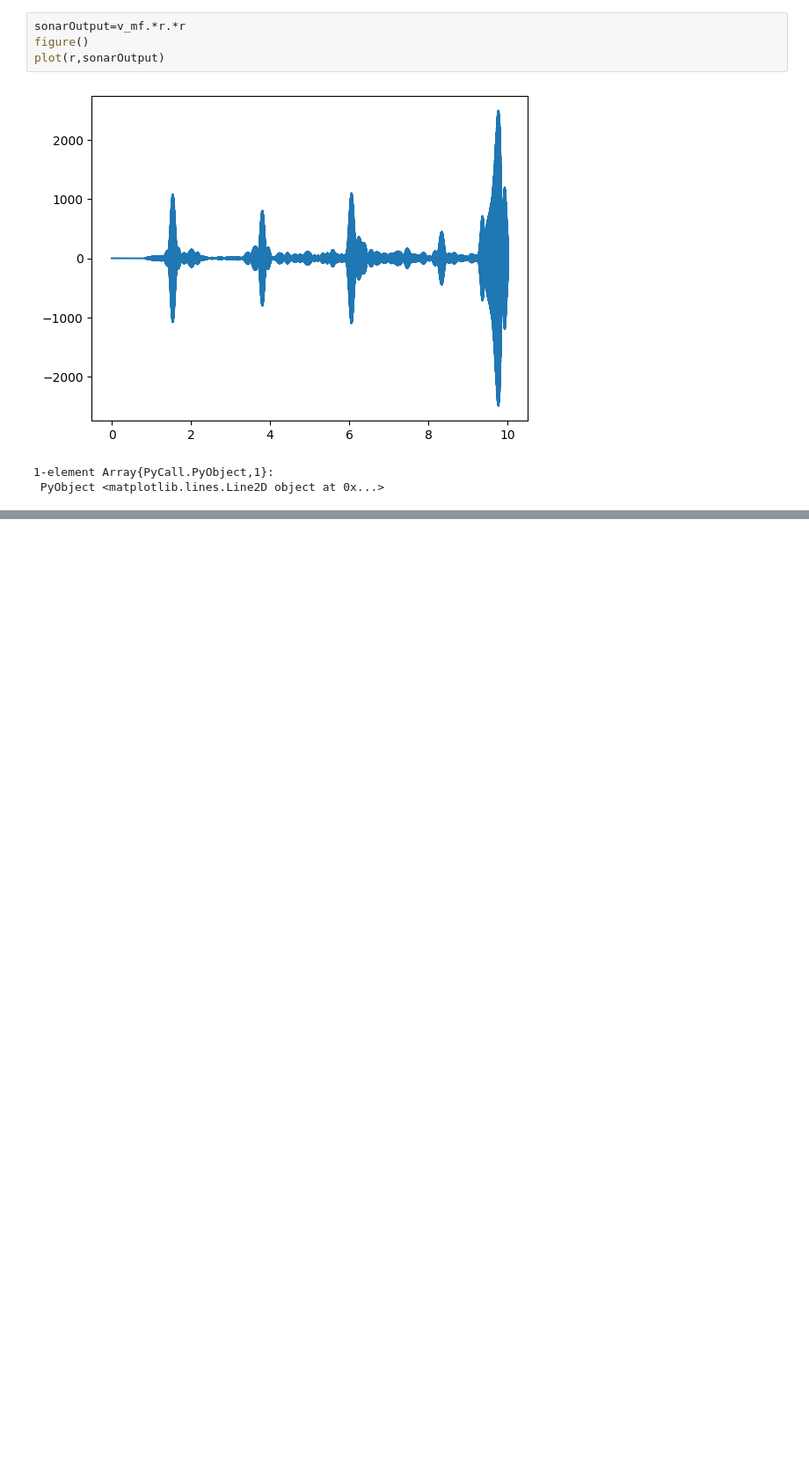
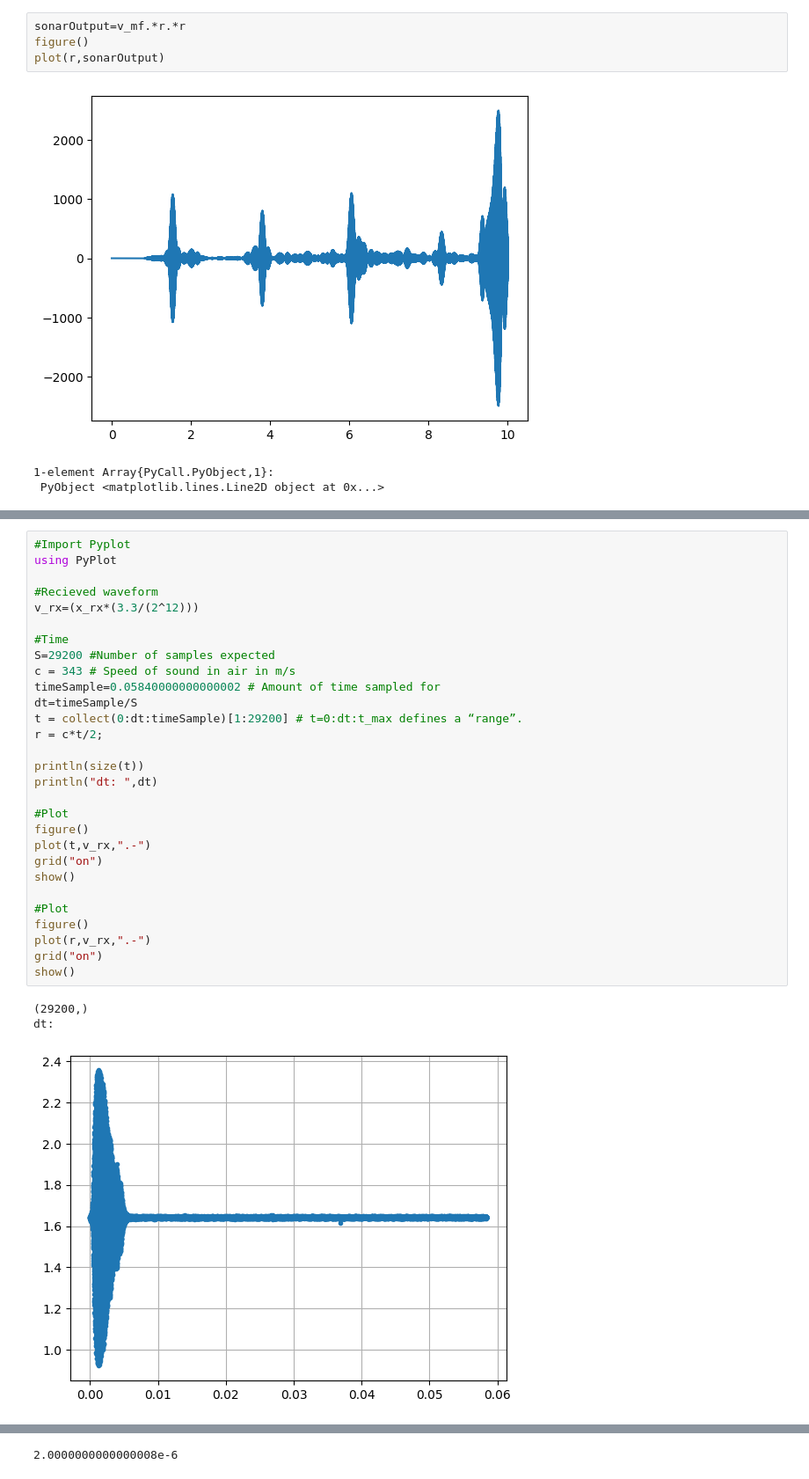
Before and after one commit to GDFLAW001/Sonar-Design, a Jupyter notebook: Source Code/Matthews Code/MatchedFilter.ipynb, the cells around one changed output, grey strips where cells are left out. Shown at 88% size. Saved outputs shown, nothing was run; the diff lists cells and outputs as text; blank space fills up the shorter version.

```diff
--- a/Source Code/Matthews Code/MatchedFilter.ipynb
+++ b/Source Code/Matthews Code/MatchedFilter.ipynb
@@ -222,0 +262,33 @@ plot(r,sonarOutput)
+# %%
+#Import Pyplot
+using PyPlot
+
+#Recieved waveform
+v_rx=(x_rx*(3.3/(2^12)))
+
+#Time
+S=29200 #Number of samples expected
+c = 343 # Speed of sound in air in m/s
+timeSample=0.05840000000000002 # Amount of time sampled for
+dt=timeSample/S
+t = collect(0:dt:timeSample)[1:29200] # t=0:dt:t_max defines a “range”.
+r = c*t/2;
+
+println(size(t))
+println("dt: ",dt)
+
+#Plot
+figure()
+plot(t,v_rx,".-")
+grid("on")
+show()
+
+#Plot
+figure()
+plot(r,v_rx,".-")
+grid("on")
+show()
+# %% [output]
+(29200,)
+dt:
+[figure, added]
@@ -222,0 +296 @@ plot(r,sonarOutput)
+2.0000000000000008e-6
```
Also changed, not shown: parts of 12 cells of this notebook, 1 other file.
